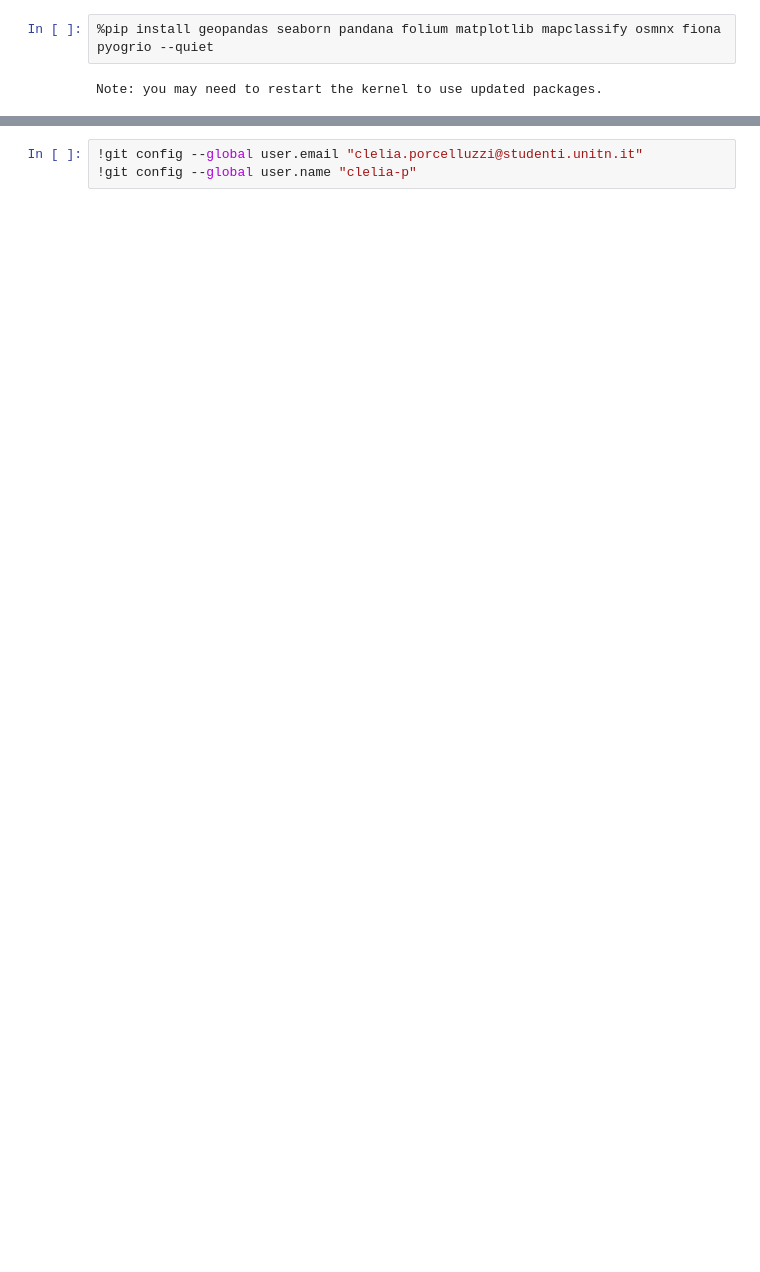
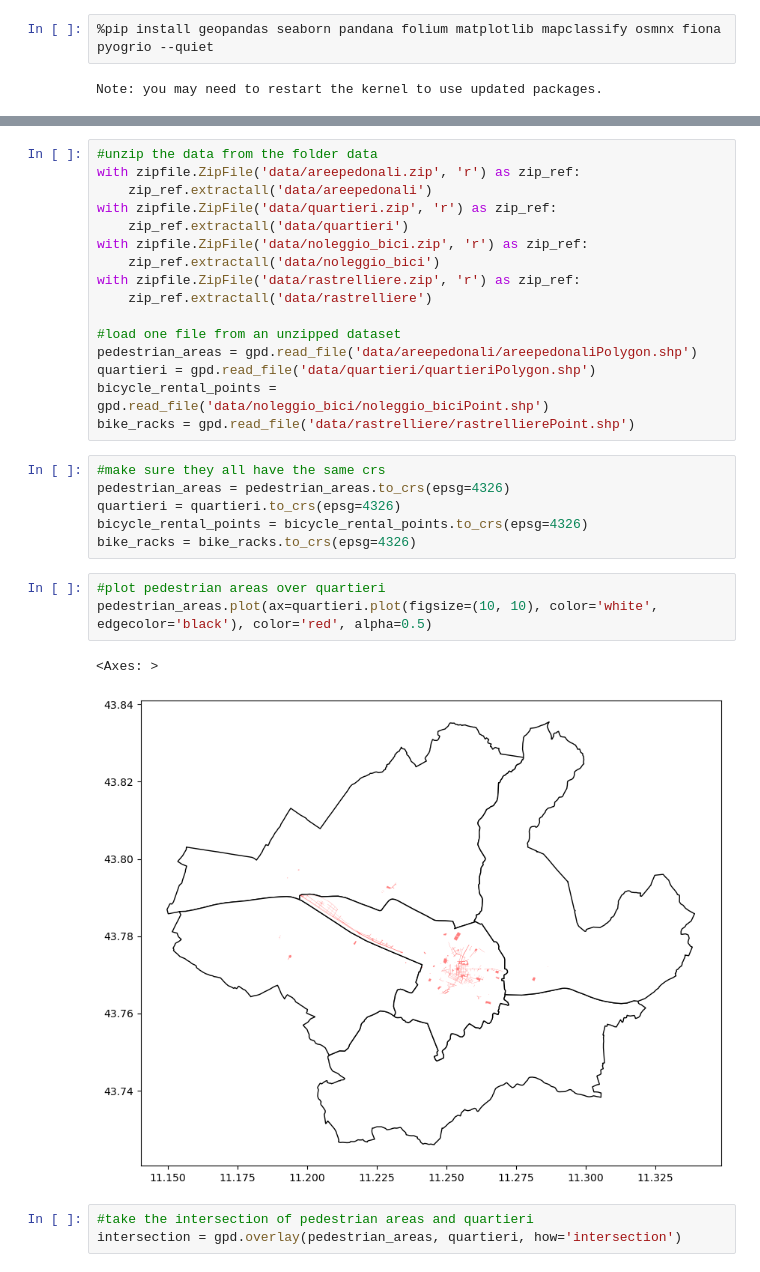
Before and after one commit to clelia-p/geospatial_analysis, a Jupyter notebook: project.ipynb, the cells around one changed output, grey strips where cells are left out. Cells and saved outputs as stored; diff of their text form; blank space fills up the shorter version.

```diff
--- a/project.ipynb
+++ b/project.ipynb
@@ -100,3 +22,31 @@ To https://github.com/clelia-p/geospatial_analysis.git
-# %%
-!git config --global user.email "clelia.porcelluzzi@studenti.unitn.it"
-!git config --global user.name "clelia-p"
+# %%
+#unzip the data from the folder data
+with zipfile.ZipFile('data/areepedonali.zip', 'r') as zip_ref:
+    zip_ref.extractall('data/areepedonali')
+with zipfile.ZipFile('data/quartieri.zip', 'r') as zip_ref:
+    zip_ref.extractall('data/quartieri')
+with zipfile.ZipFile('data/noleggio_bici.zip', 'r') as zip_ref:
+    zip_ref.extractall('data/noleggio_bici')
+with zipfile.ZipFile('data/rastrelliere.zip', 'r') as zip_ref:
+    zip_ref.extractall('data/rastrelliere')
+
+#load one file from an unzipped dataset
+pedestrian_areas = gpd.read_file('data/areepedonali/areepedonaliPolygon.shp')
+quartieri = gpd.read_file('data/quartieri/quartieriPolygon.shp')
+bicycle_rental_points = gpd.read_file('data/noleggio_bici/noleggio_biciPoint.shp')
+bike_racks = gpd.read_file('data/rastrelliere/rastrellierePoint.shp')
+# %%
+#make sure they all have the same crs
+pedestrian_areas = pedestrian_areas.to_crs(epsg=4326)
+quartieri = quartieri.to_crs(epsg=4326)
+bicycle_rental_points = bicycle_rental_points.to_crs(epsg=4326)
+bike_racks = bike_racks.to_crs(epsg=4326)
+# %%
+#plot pedestrian areas over quartieri
+pedestrian_areas.plot(ax=quartieri.plot(figsize=(10, 10), color='white', edgecolor='black'), color='red', alpha=0.5)
+# %% [output]
+<Axes: >
+[figure, added]
+# %%
+#take the intersection of pedestrian areas and quartieri
+intersection = gpd.overlay(pedestrian_areas, quartieri, how='intersection')
```
Also changed, not shown: parts of 10 cells of this notebook, 52 other files.
